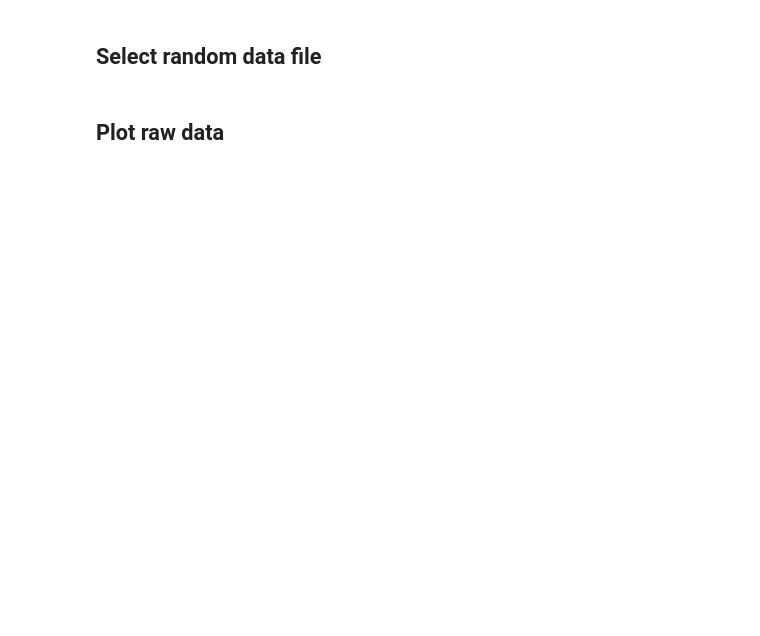
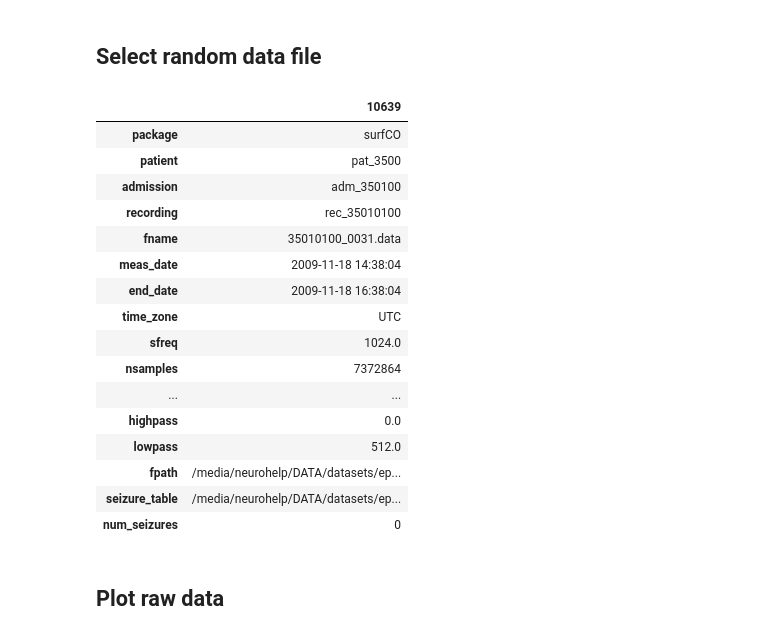
Before and after one commit to noamsgl/msc, a Jupyter notebook: scripts/psp/training/PSPReport.ipynb, the cells around one changed output. Drawn from its saved outputs; the diff is of its cells as text; code cells hidden in the pictures; blank space fills up the shorter version.

```diff
--- a/scripts/psp/training/PSPReport.ipynb
+++ b/scripts/psp/training/PSPReport.ipynb
@@ -45,4 +52,25 @@ AssertionError: error: the dataset directory does not exist
 # %% [markdown]
 ## Select random data file
+# %%
+data_row = raw_dataset.data_df.query("package == 'surfCO' and patient == 'pat_3500'").sample(1)
+data_row.transpose()
+# %% [output]
+|  | 10639 |
+| package | surfCO |
+| patient | pat_3500 |
+| admission | adm_350100 |
+| recording | rec_35010100 |
+| fname | 35010100_0031.data |
+| meas_date | 2009-11-18 14:38:04 |
+| end_date | 2009-11-18 16:38:04 |
+| time_zone | UTC |
+| sfreq | 1024.0 |
+| nsamples | 7372864 |
+| ... | ... |
+| highpass | 0.0 |
+| lowpass | 512.0 |
+| fpath | /media/neurohelp/DATA/datasets/ep... |
+| seizure_table | /media/neurohelp/DATA/datasets/ep... |
+| num_seizures | 0 |
 # %% [markdown]
 ## Plot raw data
```
Also changed, not shown: parts of 5 cells of this notebook, 2 other files.
